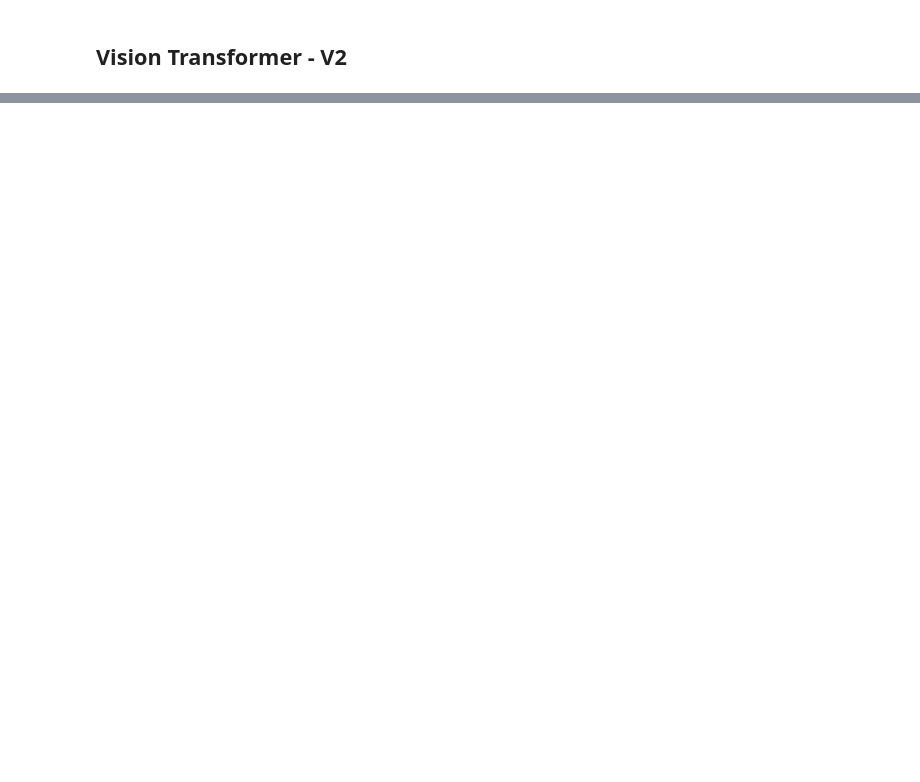
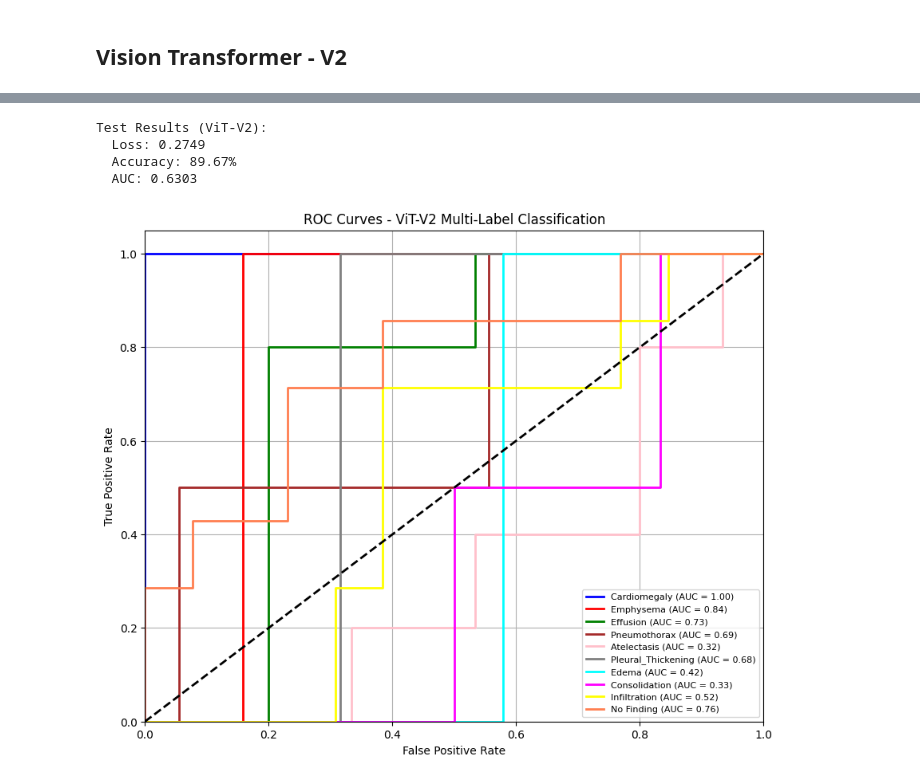
Before and after one commit to AnBinh1703/ViT-Chest-Xray, a Jupyter notebook: Project/ViT-v2.ipynb, the cells around one changed output, grey strips where cells are left out. Drawn from its saved outputs; the diff is of its cells as text; code cells hidden in the pictures; blank space fills up the shorter version.

```diff
--- a/Project/ViT-v2.ipynb
+++ b/Project/ViT-v2.ipynb
@@ -291,0 +135,18 @@ plot_roc_curves(y_true, predictions, num_classes=len(parser.labels), class_label
+# %%
+# Model hyperparameters
+image_size = 224
+patch_size = 32
+num_patches = (image_size // patch_size) ** 2
+projection_dim = 64
+num_heads = 4
+transformer_layers = 8
+mlp_head_units = [2048, 1024]
+num_classes = 15  # Will be updated from data.ipynb
+
+print(f"ViT-v2 Configuration:")
+print(f"  Image size: {image_size}x{image_size}")
+print(f"  Patch size: {patch_size}x{patch_size}")
+print(f"  Number of patches: {num_patches}")
+print(f"  Projection dimension: {projection_dim}")
+print(f"  Number of attention heads: {num_heads}")
+print(f"  Transformer layers: {transformer_layers}")
@@ -291,0 +422,21 @@ plot_roc_curves(y_true, predictions, num_classes=len(parser.labels), class_label
+# %%
+# Create model and train
+num_classes = len(parser.labels)
+print(f"Number of classes: {num_classes}")
+
+vit_model_v2 = create_vit_v2_classifier(num_classes=num_classes).to(device)
+criterion = nn.BCEWithLogitsLoss()
+optimizer = get_optimizer(vit_model_v2, selected_optimizer)
+scheduler = ReduceLROnPlateau(optimizer, mode='min', factor=0.1, patience=5, min_lr=1e-6)
+
+# Print model summary
+total_params = sum(p.numel() for p in vit_model_v2.parameters())
+trainable_params = sum(p.numel() for p in vit_model_v2.parameters() if p.requires_grad)
+print(f"Total parameters: {total_params:,}")
+print(f"Trainable parameters: {trainable_params:,}")
+
+# Train model
+history = train_model_v2(
+    vit_model_v2, train_loader, val_loader, criterion, optimizer, scheduler,
+    num_epochs=num_epochs, patience=early_stopping_patience
+)
@@ -291,0 +621,11 @@ plot_roc_curves(y_true, predictions, num_classes=len(parser.labels), class_label
+# %%
+# Evaluate on test set
+test_loss, test_acc, test_auc = evaluate_and_plot_roc(
+    vit_model_v2, test_loader, num_classes, parser.labels
+)
+# %% [output]
+Test Results (ViT-V2):
+  Loss: 0.2749
+  Accuracy: 89.67%
+  AUC: 0.6303
+[figure, added]
```
Also changed, not shown: parts of 30 cells of this notebook, 33 other files.
